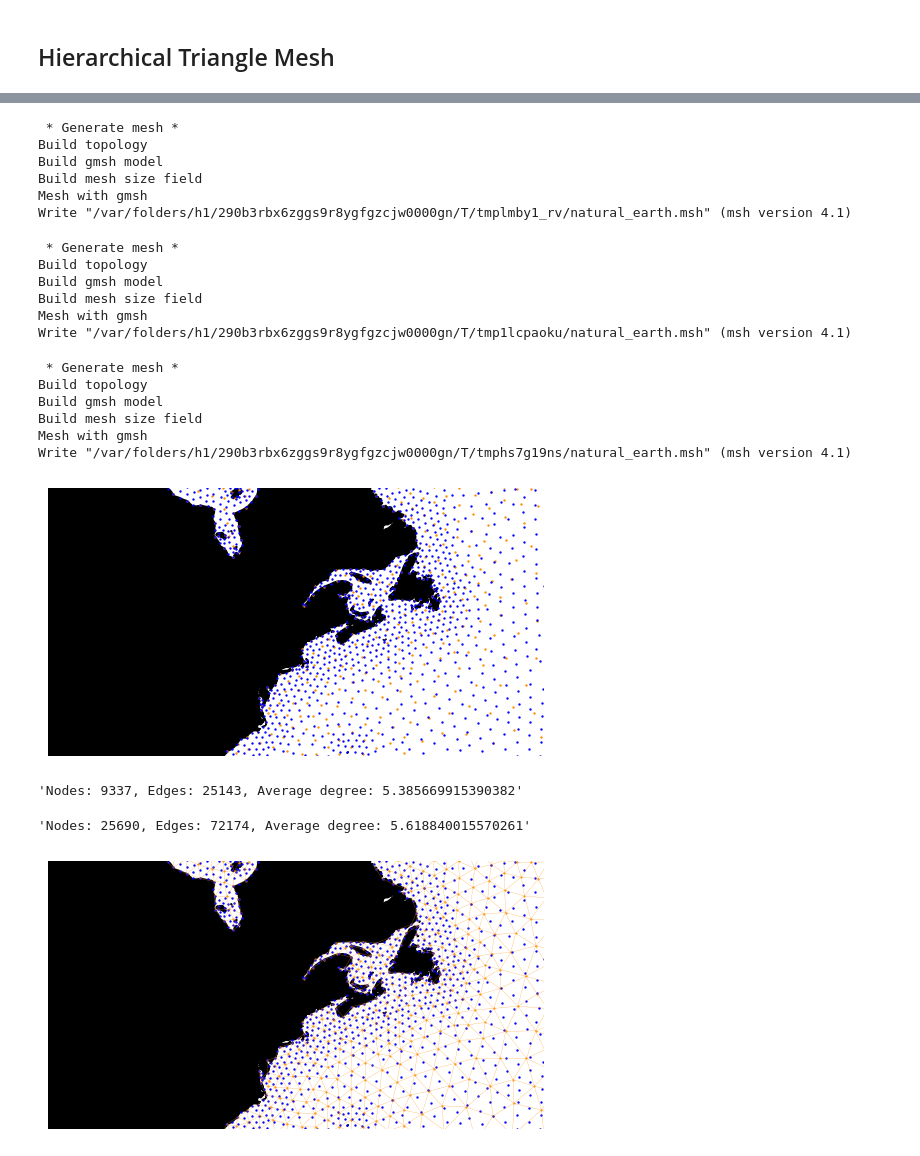
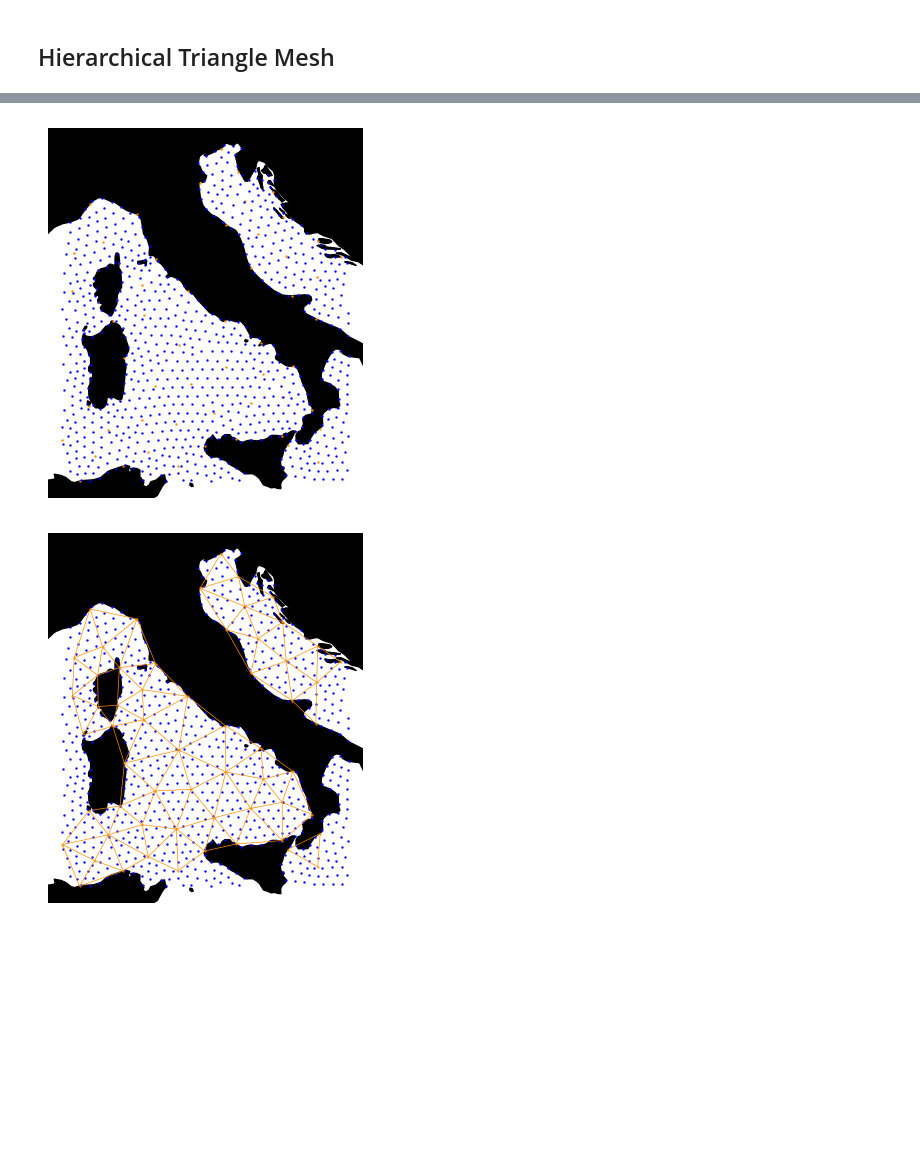
Before and after one commit to stefanocampanella/graphcast, a Jupyter notebook: notebooks/multiscale_meshgraph.ipynb, the cells around one changed output, grey strips where cells are left out. Cells and saved outputs as stored; diff of their text form; code cells hidden in the pictures; blank space fills up the shorter version.

```diff
--- a/notebooks/multiscale_meshgraph.ipynb
+++ b/notebooks/multiscale_meshgraph.ipynb
@@ -34,7 +27,7 @@ if not output_dir.exists():
 # %%
 # The zoom-ins will be around the following area.
 geolocator = Nominatim(user_agent="multiscale_meshgraph")
-location = geolocator.geocode("Bryant University")
-width, height = 65.0, 20.0
+location = geolocator.geocode("Roma")
+width, height = 10.0, 10.0
 bounds = [location.longitude - width / 2, location.longitude + width / 2,
           location.latitude - height / 2, location.latitude + height / 2]
@@ -190,69 +78,30 @@ Extract boundaries
-# %%
-om = ocean_mesh_utils.get_ocean_mesh(domain=coarse_domain, mesh_size=uniform_mesh_size,  save_mesh=output_dir / 'test.msh')
-# %% [output]
- * Generate mesh *
-Build topology
-Build gmsh model
-Build mesh size field
-Mesh with gmsh
-Write "/var/folders/h1/290b3rbx6zggs9r8ygfgzcjw0000gn/T/tmplmby1_rv/natural_earth.msh" (msh version 4.1)
-# %%
-coarse_ocean_mesh = ocean_mesh_utils.get_ocean_mesh(domain=coarse_domain,
-                                                    mesh_size=mesh_size,
-                                                    save_mesh=(output_dir / 'coarse.msh') if save_mesh else None,
-                                                    min_size=200_000.0,
-                                                    max_size=800_000.0)
-coarse_ocean_mesh_graph = mesh_graph.mesh_to_wgs(coarse_ocean_mesh)
-# %% [output]
- * Generate mesh *
-Build topology
-Build gmsh model
-Build mesh size field
-Mesh with gmsh
-Write "/var/folders/h1/290b3rbx6zggs9r8ygfgzcjw0000gn/T/tmp1lcpaoku/natural_earth.msh" (msh version 4.1)
-# %%
-fine_ocean_mesh = ocean_mesh_utils.get_ocean_mesh(domain=coarse_domain,
-                                                  mesh_size=mesh_size,
-                                                  save_mesh=(output_dir / 'fine.msh') if save_mesh else None,
-                                                  min_size=100_000.0,
-                                                  max_size=200_000.0)
-fine_ocean_mesh_graph = mesh_graph.mesh_to_wgs(fine_ocean_mesh)
-# %% [output]
- * Generate mesh *
-Build topology
-Build gmsh model
-Build mesh size field
-Mesh with gmsh
-Write "/var/folders/h1/290b3rbx6zggs9r8ygfgzcjw0000gn/T/tmphs7g19ns/natural_earth.msh" (msh version 4.1)
+# %%
+coarse_ocean_mesh = ocean_mesh_utils.read_mesh('../data/geometry/constant_size_coarse.msh')
+coarse_ocean_mesh = mesh_connectivity.get_mesh_within_box(coarse_ocean_mesh, bounds)
+coarse_ocean_mesh_graph = mesh_graph.mesh_to_wgs(coarse_ocean_mesh)
+# %%
+fine_ocean_mesh = ocean_mesh_utils.read_mesh('../data/geometry/constant_size_fine.msh')
+fine_ocean_mesh = mesh_connectivity.get_mesh_within_box(fine_ocean_mesh, bounds)
+fine_ocean_mesh_graph = mesh_graph.mesh_to_wgs(fine_ocean_mesh)
 # %%
 fig = plt.figure()
 ax = fig.add_subplot(1, 1, 1, projection=ccrs.Mercator())
-ax.set_extent(bounds)
 ax.axis('off')
 ax.add_feature(cfeature.NaturalEarthFeature('physical', 'land', '50m', edgecolor='face', facecolor='black'))
 
 latitudes, longitudes = coarse_ocean_mesh_graph.vertices
 ax.scatter(longitudes, latitudes, marker='.', color="darkorange", s=2.0, zorder=2, transform=ccrs.PlateCarree())
 
 latitudes, longitudes = fine_ocean_mesh_graph.vertices
 ax.scatter(longitudes, latitudes, marker='.', color="blue", s=2.0, zorder=2, transform=ccrs.PlateCarree())
 
 if save_figures:
   plt.savefig(output_dir / 'latent_representation.png', bbox_inches='tight')
 # %% [output]
-[figure, old version]
+[figure, new version]
-# %%
-mesh_graph.graph_summary(mesh_graph.wgs_to_nx(coarse_ocean_mesh_graph))
-# %% [output]
-'Nodes: 9337, Edges: 25143, Average degree: 5.385669915390382'
-# %%
-mesh_graph.graph_summary(mesh_graph.wgs_to_nx(fine_ocean_mesh_graph))
-# %% [output]
-'Nodes: 25690, Edges: 72174, Average degree: 5.618840015570261'
 # %%
 fig = plt.figure()
 ax = fig.add_subplot(1, 1, 1, projection=ccrs.Mercator())
-ax.set_extent(bounds)
 ax.axis('off')
 ax.add_feature(cfeature.NaturalEarthFeature('physical', 'land', '50m', edgecolor='face', facecolor='black'))
 
@@ -265,13 +114,13 @@ latitudes, longitudes = fine_ocean_mesh_graph.vertices
 ax.scatter(longitudes, latitudes, marker='.', color="blue", s=2.0, zorder=2, transform=ccrs.PlateCarree())
 
 # Add coarse mesh edges
-lc = plot_utils.get_line_collection(coarse_ocean_mesh_graph, linewidths=0.16, colors="darkorange", transform=ccrs.Geodetic())
+lc = plot_utils.get_line_collection(coarse_ocean_mesh_graph, linewidths=0.5, colors="darkorange", transform=ccrs.Geodetic())
 ax.add_collection(lc)
 
 if save_figures:
   plt.savefig(output_dir / 'coarse_meshgraph.png', bbox_inches='tight')
 # %% [output]
-[figure, old version]
+[figure, new version]
 # %%
 fig = plt.figure()
 ax = fig.add_subplot(1, 1, 1, projection=ccrs.Mercator())
```
Also changed, not shown: parts of 21 cells of this notebook, 13 other files.
